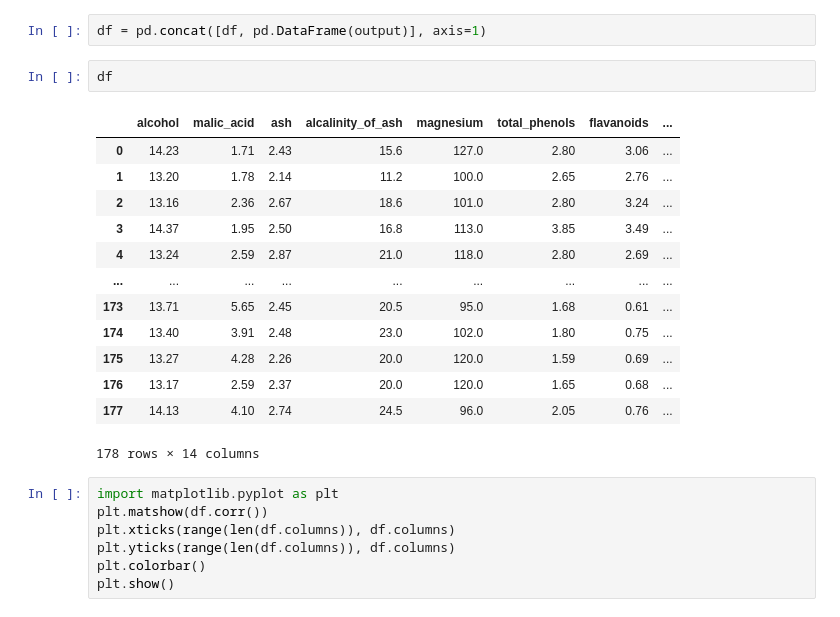
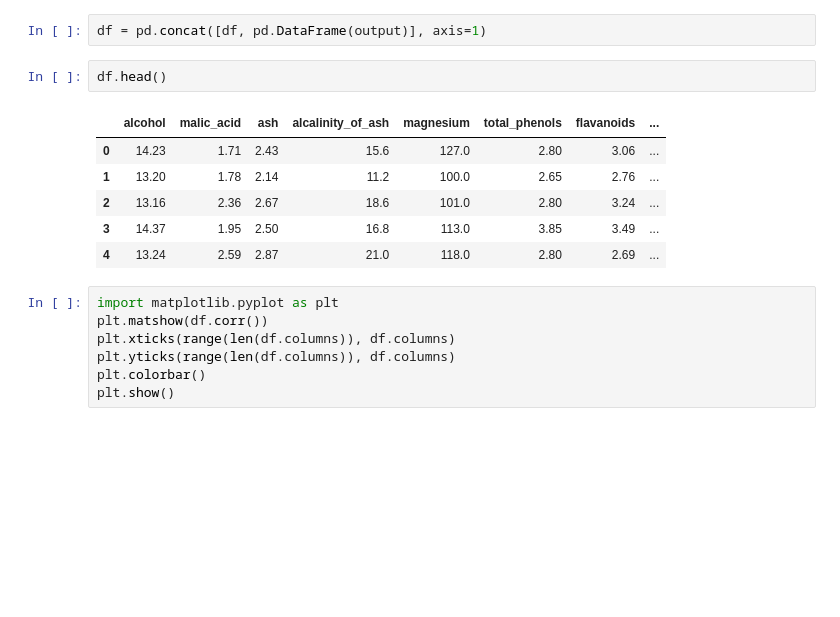
Before and after one commit to WendelSantosD/ICUFPA, a Jupyter notebook: description.ipynb, the cells around one changed output. Drawn from its saved outputs; the diff is of its cells as text; blank space fills up the shorter version.

```diff
--- a/description.ipynb
+++ b/description.ipynb
@@ -60,21 +60,14 @@ df = pd.DataFrame(inputs, columns=wine_data.feature_names)
 # %%
 df = pd.concat([df, pd.DataFrame(output)], axis=1)
 # %%
-df
+df.head()
 # %% [output]
 |  | alcohol | malic_acid | ash | alcalinity_of_ash | magnesium | total_phenols | flavanoids | ... |
 | 0 | 14.23 | 1.71 | 2.43 | 15.6 | 127.0 | 2.80 | 3.06 | ... |
 | 1 | 13.20 | 1.78 | 2.14 | 11.2 | 100.0 | 2.65 | 2.76 | ... |
 | 2 | 13.16 | 2.36 | 2.67 | 18.6 | 101.0 | 2.80 | 3.24 | ... |
 | 3 | 14.37 | 1.95 | 2.50 | 16.8 | 113.0 | 3.85 | 3.49 | ... |
 | 4 | 13.24 | 2.59 | 2.87 | 21.0 | 118.0 | 2.80 | 2.69 | ... |
-| ... | ... | ... | ... | ... | ... | ... | ... | ... |
-| 173 | 13.71 | 5.65 | 2.45 | 20.5 | 95.0 | 1.68 | 0.61 | ... |
-| 174 | 13.40 | 3.91 | 2.48 | 23.0 | 102.0 | 1.80 | 0.75 | ... |
-| 175 | 13.27 | 4.28 | 2.26 | 20.0 | 120.0 | 1.59 | 0.69 | ... |
-| 176 | 13.17 | 2.59 | 2.37 | 20.0 | 120.0 | 1.65 | 0.68 | ... |
-| 177 | 14.13 | 4.10 | 2.74 | 24.5 | 96.0 | 2.05 | 0.76 | ... |
-178 rows × 14 columns
 # %%
 import matplotlib.pyplot as plt
 plt.matshow(df.corr())
```
Also changed, not shown: parts of 1 cell of this notebook, 1 other file.
